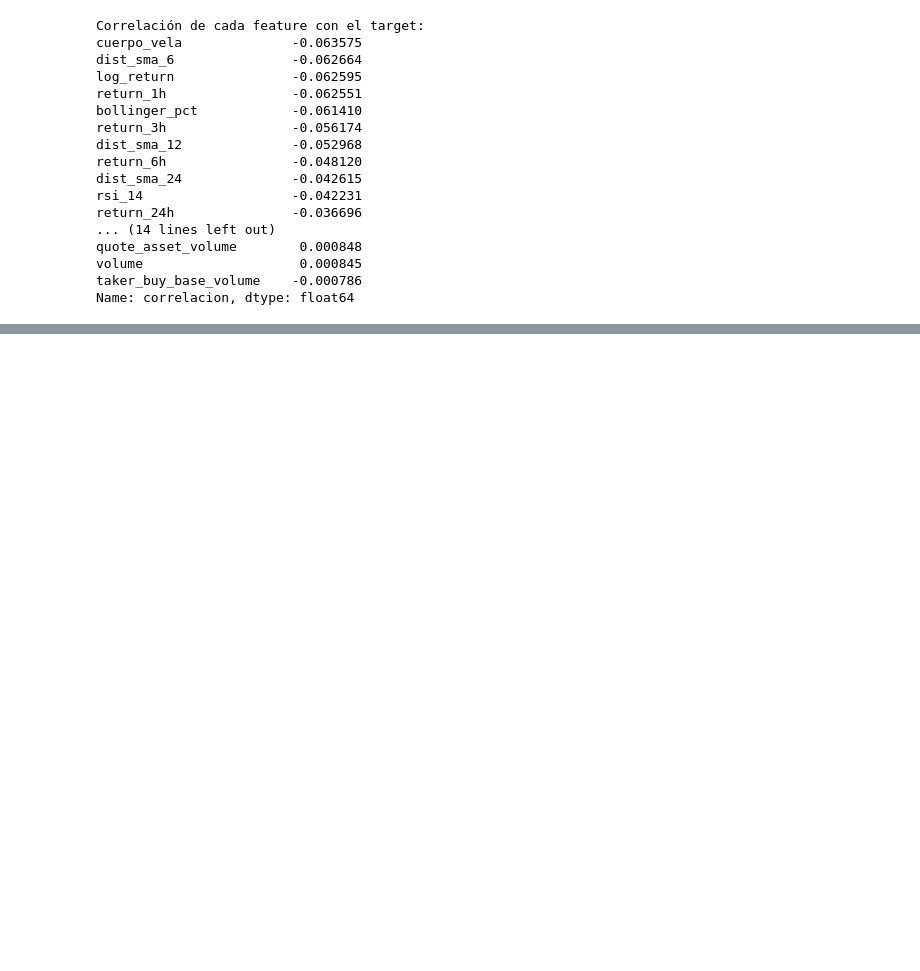
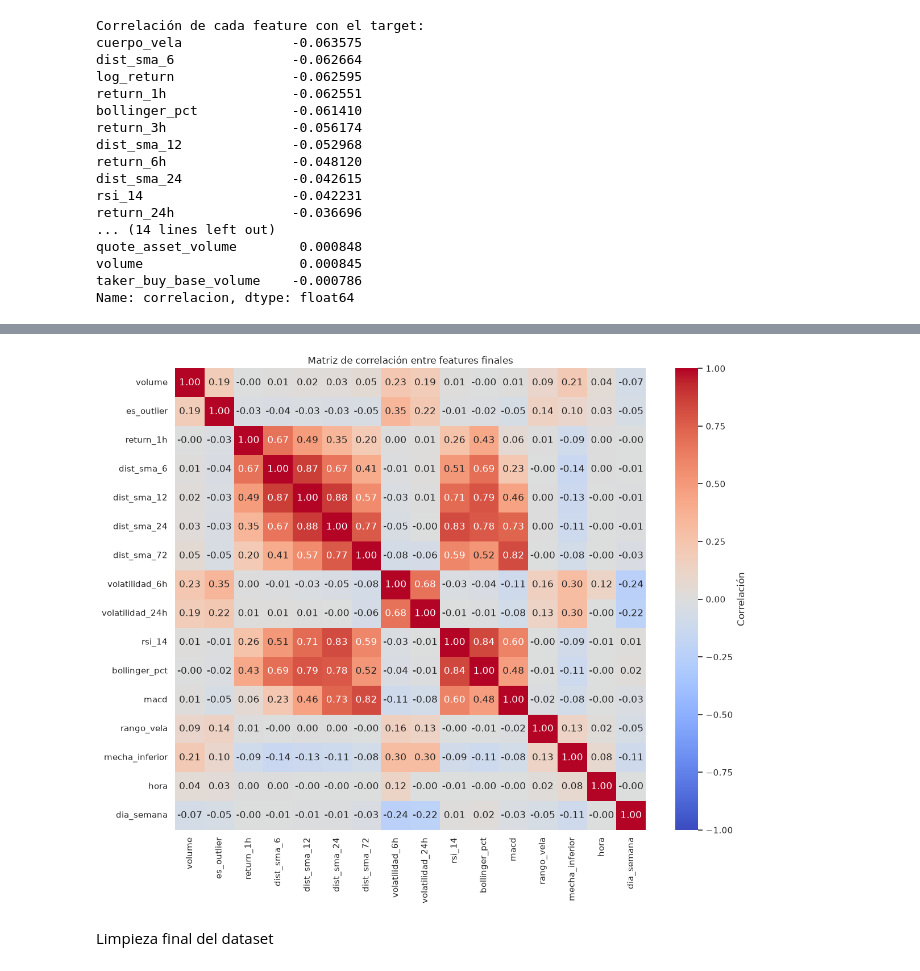
Before and after one commit to JJBP55/Machine-Learning-Project, a Jupyter notebook: src/explore.ipynb, the cells around one changed output, grey strips where cells are left out. Saved outputs shown, nothing was run; the diff lists cells and outputs as text; code cells hidden in the pictures; blank space fills up the shorter version.

```diff
--- a/src/explore.ipynb
+++ b/src/explore.ipynb
@@ -968,0 +1066,23 @@ Name: correlacion, dtype: float64
+# %%
+features_finales = [
+    "volume",           # volumen (representante del grupo de volumen)
+    "es_outlier",       # marca si hubo movimiento extremo
+    "return_1h",        # retorno de la última vela
+    "dist_sma_6",       # distancia a media móvil de 6h
+    "dist_sma_12",      # distancia a media móvil de 12h
+    "dist_sma_24",      # distancia a media móvil de 24h
+    "dist_sma_72",      # distancia a media móvil de 72h
+    "volatilidad_6h",   # volatilidad corta
+    "volatilidad_24h",  # volatilidad más larga
+    "rsi_14",           # RSI clásico
+    "bollinger_pct",    # posición dentro de las bandas de Bollinger
+    "macd",             # MACD
+    "rango_vela",       # tamaño total de la vela
+    "mecha_inferior",   # mecha inferior
+    "hora",             # hora del día
+    "dia_semana",       # día de la semana
+]
+
+print(f"Features finales: {len(features_finales)}")
+for f in features_finales:
+    print(f"  - {f}")
@@ -968,0 +1107,13 @@ Name: correlacion, dtype: float64
+# %%
+matriz_corr_final = btc[features_finales].corr()
+
+plt.figure(figsize=(12, 10))
+sns.heatmap(matriz_corr_final, cmap="coolwarm", center=0, vmin=-1, vmax=1,
+            annot=True, fmt=".2f", cbar_kws={"label": "Correlación"})
+plt.title("Matriz de correlación entre features finales")
+plt.tight_layout()
+plt.show()
+# %% [output]
+[figure, added]
+# %% [markdown]
+Limpieza final del dataset
```
Also changed, not shown: parts of 26 cells of this notebook, 8 other files.
